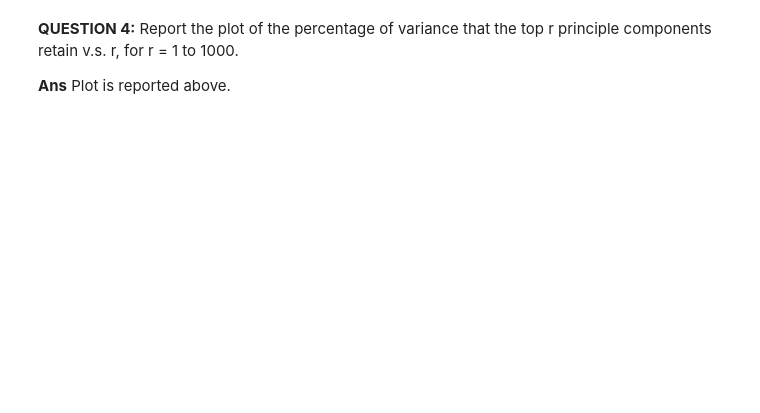
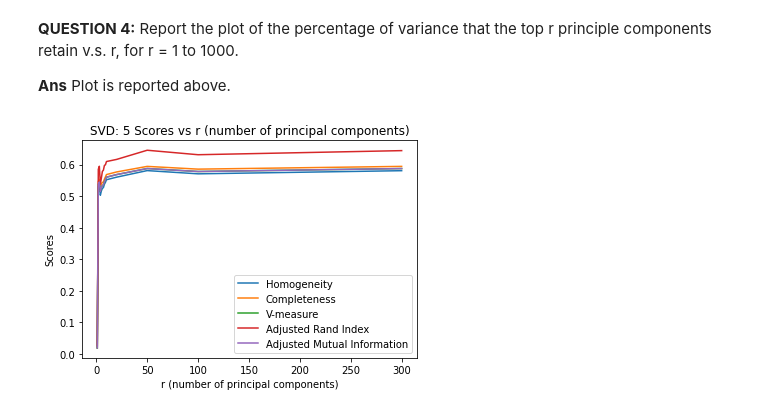
Before and after one commit to diplav09/Data-Representations-and-Clustering, a Jupyter notebook: LSDM Project 2 Part 1.ipynb, the cells around one changed output. Cells and saved outputs as stored; diff of their text form; code cells hidden in the pictures; blank space fills up the shorter version.

```diff
--- a/LSDM Project 2 Part 1.ipynb
+++ b/LSDM Project 2 Part 1.ipynb
@@ -237,0 +174,33 @@ print("The best method is:", best_method)
+# %%
+# Perform SVD
+ranks = [1, 2, 3, 4, 5, 6, 7, 8, 9, 10, 20, 50, 100, 300]
+hs_svd, cs_svd, vs_svd, ars_svd, ams_svd = [], [], [], [], []
+
+for r in ranks:
+    # Apply SVD
+    svd = TruncatedSVD(n_components=r)
+    reduced_data = svd.fit_transform(tfidf_matrix)
+
+    kmeans_svd = KMeans(n_clusters=2, random_state=random_state, max_iter=1000, n_init=30)
+    y_pred = kmeans_svd.fit_predict(reduced_data)
+
+    hs_svd.append(homogeneity_score(true_labels, y_pred))
+    cs_svd.append(completeness_score(true_labels, y_pred))
+    vs_svd.append(v_measure_score(true_labels, y_pred))
+    ars_svd.append(adjusted_rand_score(true_labels, y_pred))
+    ams_svd.append(adjusted_mutual_info_score(true_labels, y_pred))
+# %%
+def plot_dense_scores(ranks, hs, cs, vs, ars, ams, title):
+  plt.plot(ranks, hs, label = "Homogeneity")
+  plt.plot(ranks, cs, label = "Completeness")
+  plt.plot(ranks, vs, label = "V-measure")
+  plt.plot(ranks, ars, label = "Adjusted Rand Index")
+  plt.plot(ranks, ams, label = "Adjusted Mutual Information")
+  plt.title(title)
+  plt.xlabel("r (number of principal components)")
+  plt.ylabel("Scores")
+  plt.legend()
+# %%
+plot_dense_scores(ranks, hs_svd, cs_svd, vs_svd, ars_svd, ams_svd, "SVD: 5 Scores vs r (number of principal components)")
+# %% [output]
+[figure, added]
```
Also changed, not shown: parts of 34 cells of this notebook.
